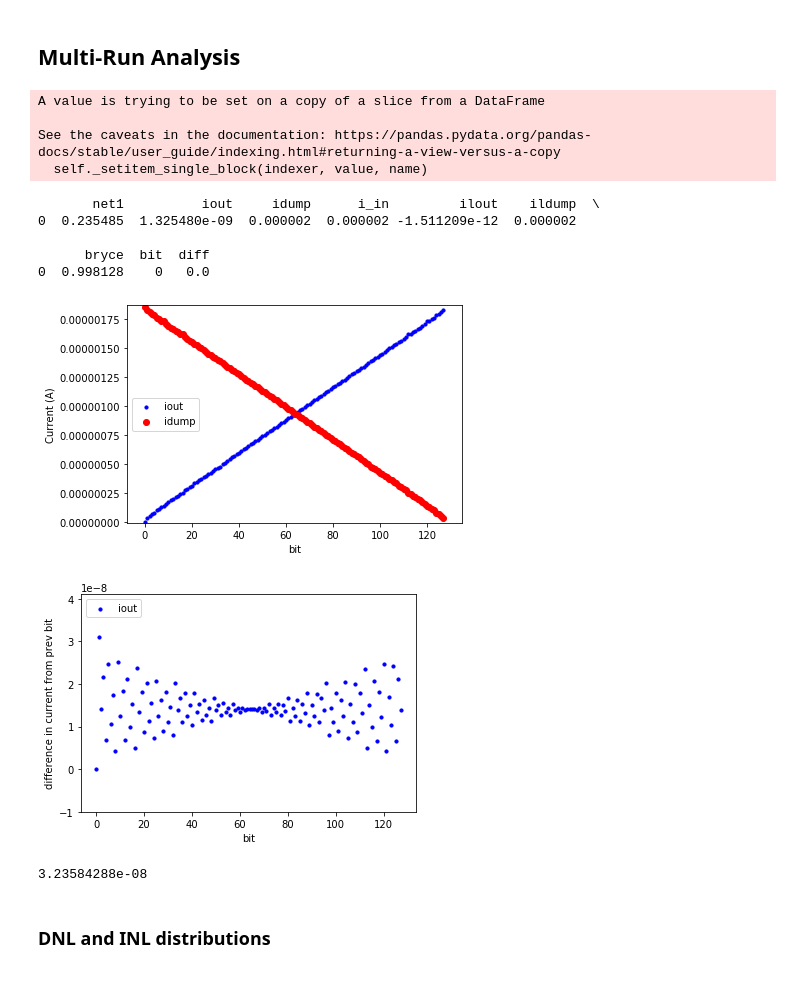
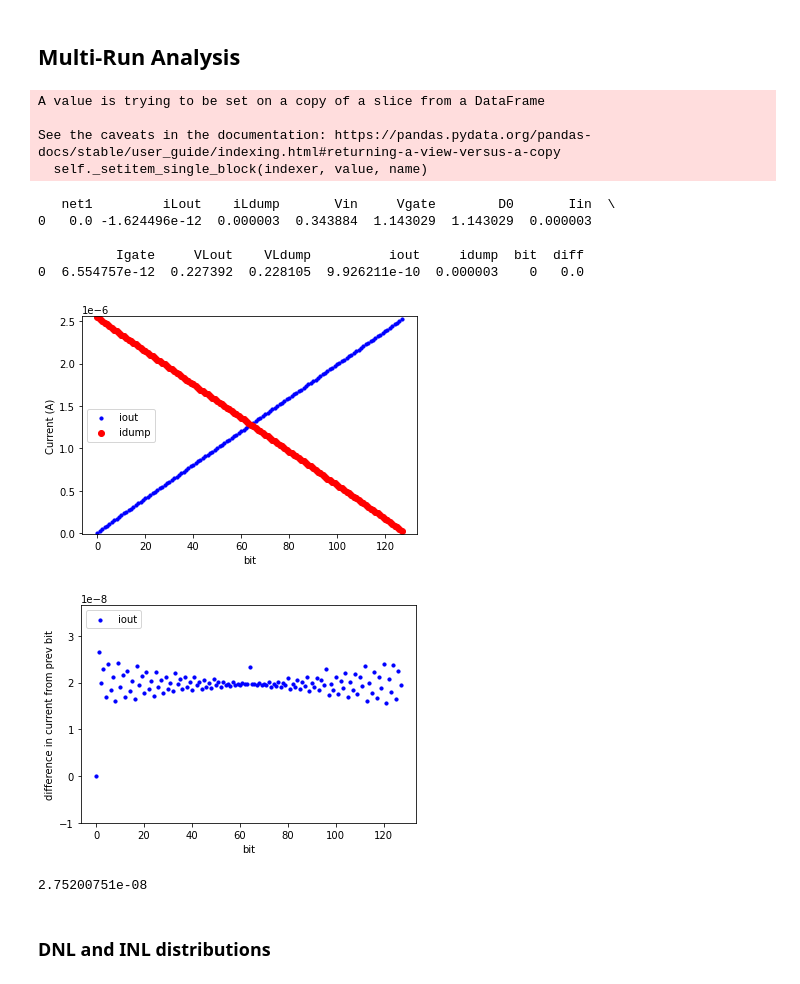
Before and after one commit to wFairmanOlin/madvlsi_proj_4, a Jupyter notebook: analysis.ipynb, the cells around one changed output. Saved outputs shown, nothing was run; the diff lists cells and outputs as text; code cells hidden in the pictures.

```diff
--- a/analysis.ipynb
+++ b/analysis.ipynb
@@ -53,7 +52,7 @@ data = pd.read_csv("data/mc_dac1.txt", sep=" +", engine='python')
 #combine multiple runs
 for i in range(1, runs):
     data = pd.concat([data, pd.read_csv("data/mc_dac" + str(i + 1)+".txt", sep=" +", engine='python')])
-data.columns = ["net1", "iout", "idump", "i_in", "ilout", "ildump", "bryce"]
+data.columns = ["net1", "iLout", "iLdump", "Vin", "Vgate", "D0", "Iin", "Igate", "VLout", "VLdump", "iout", "idump"]
 data["bit"] = data.index % 128
 data["diff"] = data["iout"].diff(1)
 
@@ -68,40 +67,40 @@ ax1.scatter(data.bit, data.iout, s=10, c='b', label='iout')
 ax1.scatter(data.bit, data.idump, c='r', label='idump')
 # ax1.scatter(data.bit, data.i_in, c='g', label='i in')
 plt.ylim(data.iout.min()-1e-8, data.idump.max()+1e-8)
 # plt.xlim(60,80)
 plt.legend(loc='center left');
 plt.xlabel("bit")
 plt.ylabel("Current (A)")
 plt.show()
 
 #plotting diffs
 fig = plt.figure()
 ax1 = fig.add_subplot()
 ax1.scatter(data["bit"], data["diff"], s=10, c='b', label='iout')
 plt.ylim(data["diff"].min()-1e-8, data["diff"].max()+1e-8)
 # plt.xlim(60,80)
 plt.legend(loc='upper left');
 plt.xlabel("bit")
 plt.ylabel("difference in current from prev bit")
 plt.show()
 
 #density plot of diff
 # data["diff"].plot.density()
 
 print(data["iout"].iloc[1])
 # %% [output]
 A value is trying to be set on a copy of a slice from a DataFrame
 
 See the caveats in the documentation: https://pandas.pydata.org/pandas-docs/stable/user_guide/indexing.html#returning-a-view-versus-a-copy
   self._setitem_single_block(indexer, value, name)
-       net1          iout     idump      i_in         ilout    ildump  \
-0  0.235485  1.325480e-09  0.000002  0.000002 -1.511209e-12  0.000002
+   net1         iLout    iLdump       Vin     Vgate        D0       Iin  \
+0   0.0 -1.624496e-12  0.000003  0.343884  1.143029  1.143029  0.000003
 
-      bryce  bit  diff
-0  0.998128    0   0.0
+          Igate     VLout    VLdump          iout     idump  bit  diff
+0  6.554757e-12  0.227392  0.228105  9.926211e-10  0.000003    0   0.0
-[figure, old version]
+[figure, new version]
-[figure, old version]
+[figure, new version]
-3.23584288e-08
+2.75200751e-08
 # %% [markdown]
 ### DNL and INL distributions
 # %%
```
Also changed, not shown: parts of 2 cells of this notebook, 5 other files.
